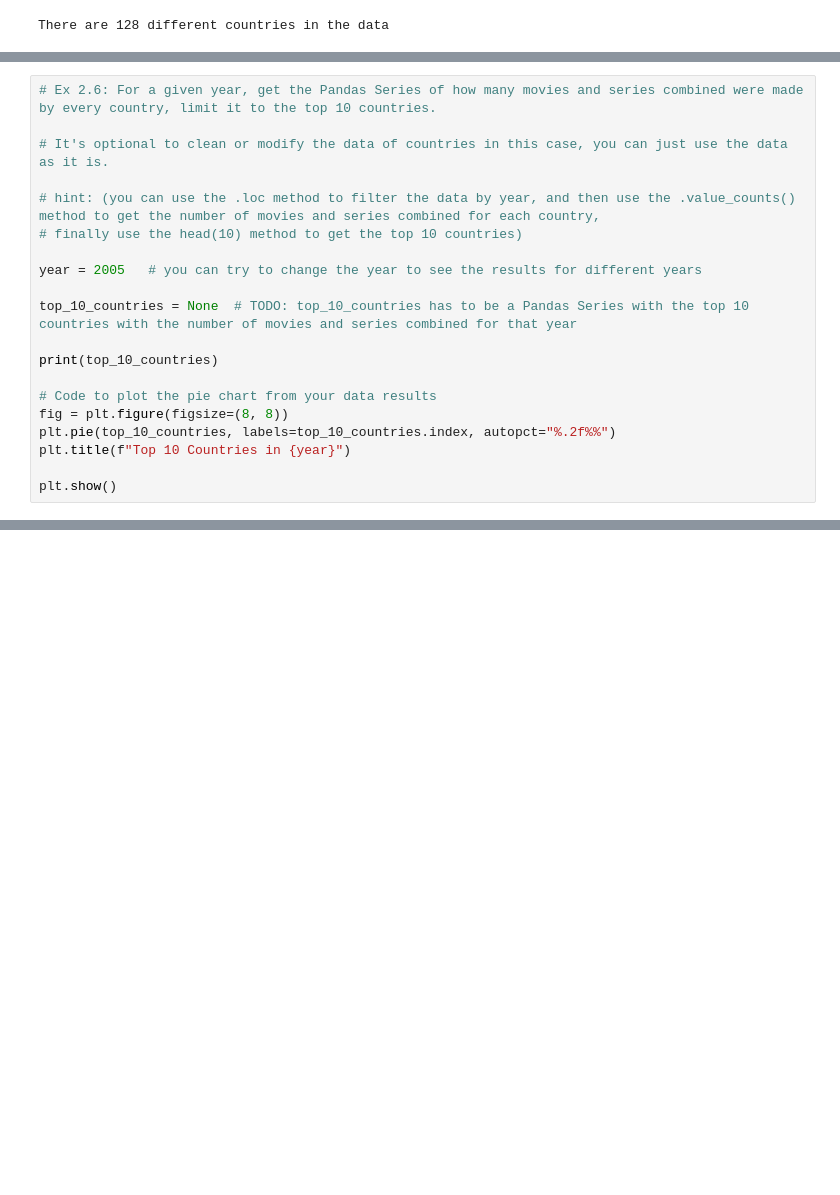
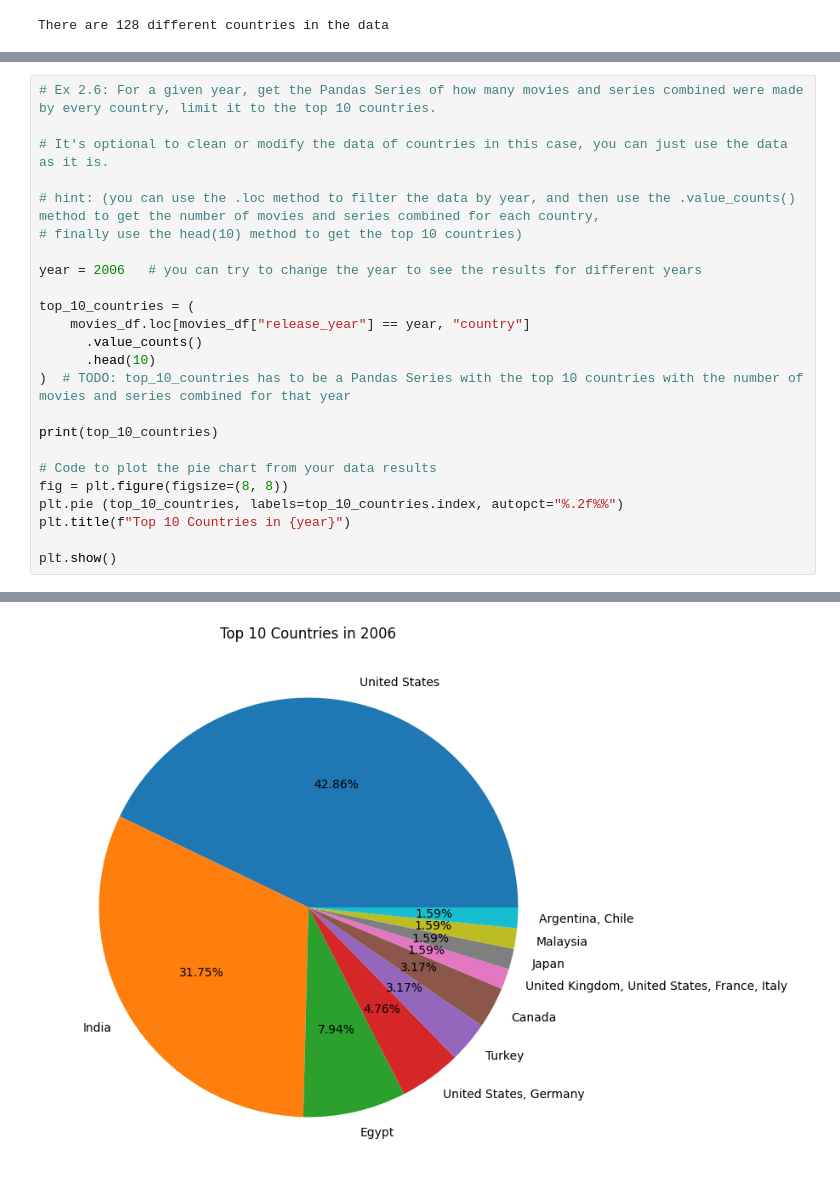
Before and after one commit to alexbj7/final-project-IPLD, a Jupyter notebook: development/02_netflix_data_analysis.ipynb, the cells around one changed output, grey strips where cells are left out. Drawn from its saved outputs; the diff is of its cells as text; blank space fills up the shorter version.

```diff
--- a/development/02_netflix_data_analysis.ipynb
+++ b/development/02_netflix_data_analysis.ipynb
@@ -121,15 +123,20 @@ print(f"The average title length is {avg_title_length} characters")
 # hint: (you can use the .loc method to filter the data by year, and then use the .value_counts() method to get the number of movies and series combined for each country,
 # finally use the head(10) method to get the top 10 countries)
 
-year = 2005   # you can try to change the year to see the results for different years
+year = 2006   # you can try to change the year to see the results for different years
 
-top_10_countries = None  # TODO: top_10_countries has to be a Pandas Series with the top 10 countries with the number of movies and series combined for that year
+top_10_countries = (
+    movies_df.loc[movies_df["release_year"] == year, "country"]
+      .value_counts()
+      .head(10)
+)  # TODO: top_10_countries has to be a Pandas Series with the top 10 countries with the number of movies and series combined for that year
 
 print(top_10_countries)
 
 # Code to plot the pie chart from your data results
 fig = plt.figure(figsize=(8, 8))
-plt.pie(top_10_countries, labels=top_10_countries.index, autopct="%.2f%%")
+plt.pie (top_10_countries, labels=top_10_countries.index, autopct="%.2f%%")
 plt.title(f"Top 10 Countries in {year}")
 
 plt.show()
+# %% [output]
@@ -136,3 +155,4 @@ plt.show()
+[figure, added]
 # %%
 # Ex 2.7: Make a line chart of the average duration of movies (not TV shows) in minutes for every year across all the years.
 
```
Also changed, not shown: parts of 4 cells of this notebook, 1 other file.
